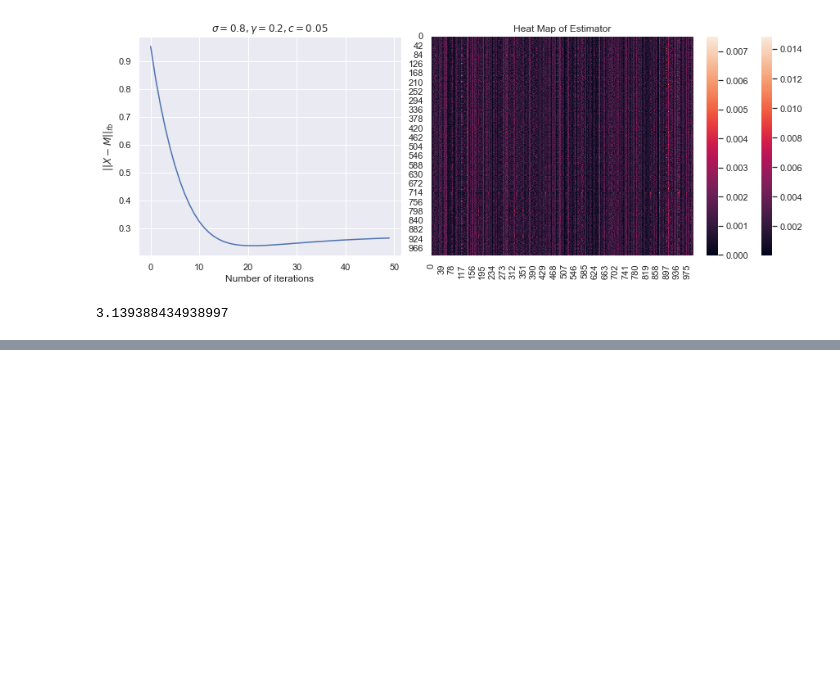
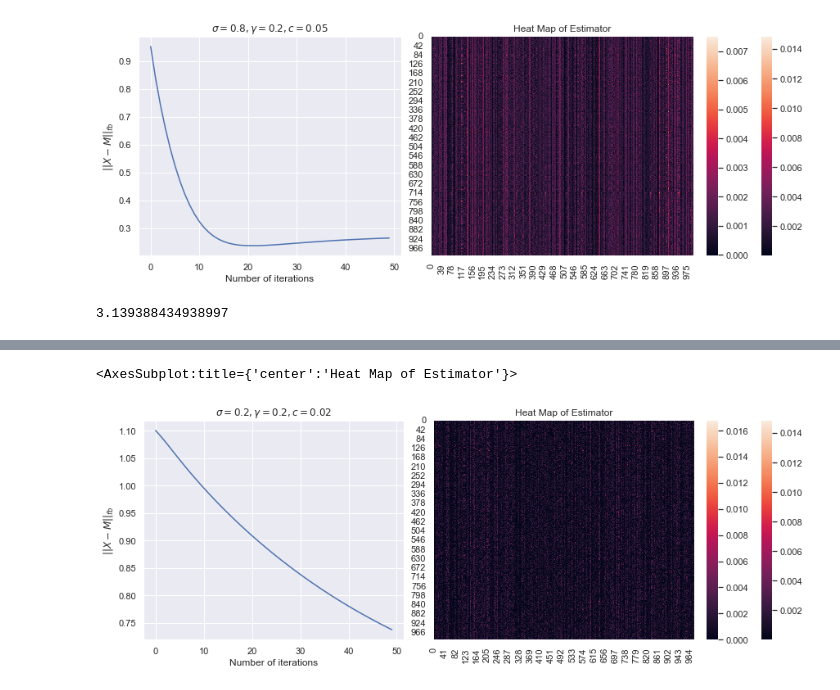
Before and after one commit to diegommezp28/low_rank_opti_for_markov_chains, a Jupyter notebook: proyecto_numerico_v2.ipynb, the cells around one changed output, grey strips where cells are left out. Saved outputs shown, nothing was run; the diff lists cells and outputs as text; code cells hidden in the pictures; blank space fills up the shorter version.

```diff
--- a/proyecto_numerico_v2.ipynb
+++ b/proyecto_numerico_v2.ipynb
@@ -258,0 +282,7 @@ print(np.linalg.norm(estimator, ord='nuc'))
+# %%
+initial_point, penalty, c, compute_functions = initialPoint(p, N, mle, penalty=0.2, c=0.02)
+estimator = runAlgorithm(initial_point, penalty, c, compute_functions, iter_number=50)
+visualizeMatrix(estimator)
+# %% [output]
+<AxesSubplot:title={'center':'Heat Map of Estimator'}>
+[figure, added]
```
Also changed, not shown: parts of 8 cells of this notebook.
